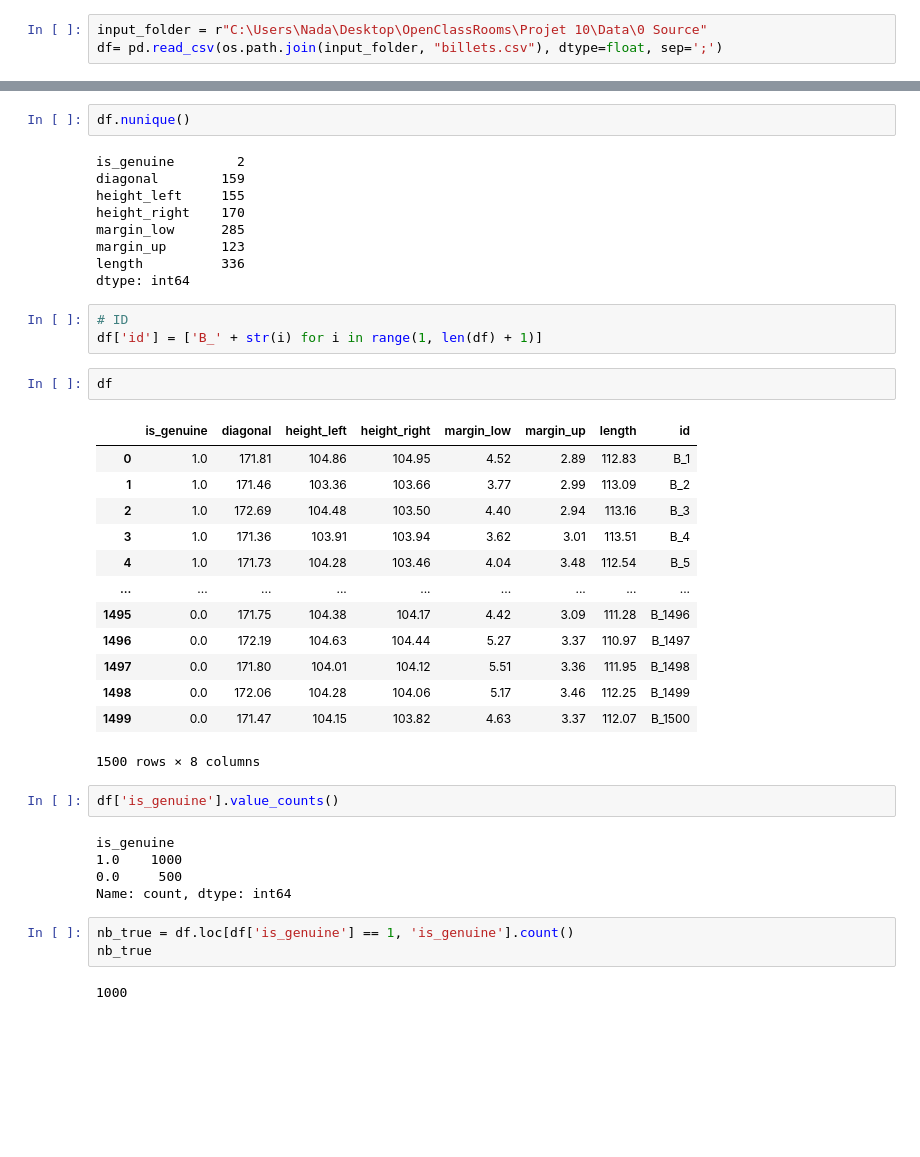
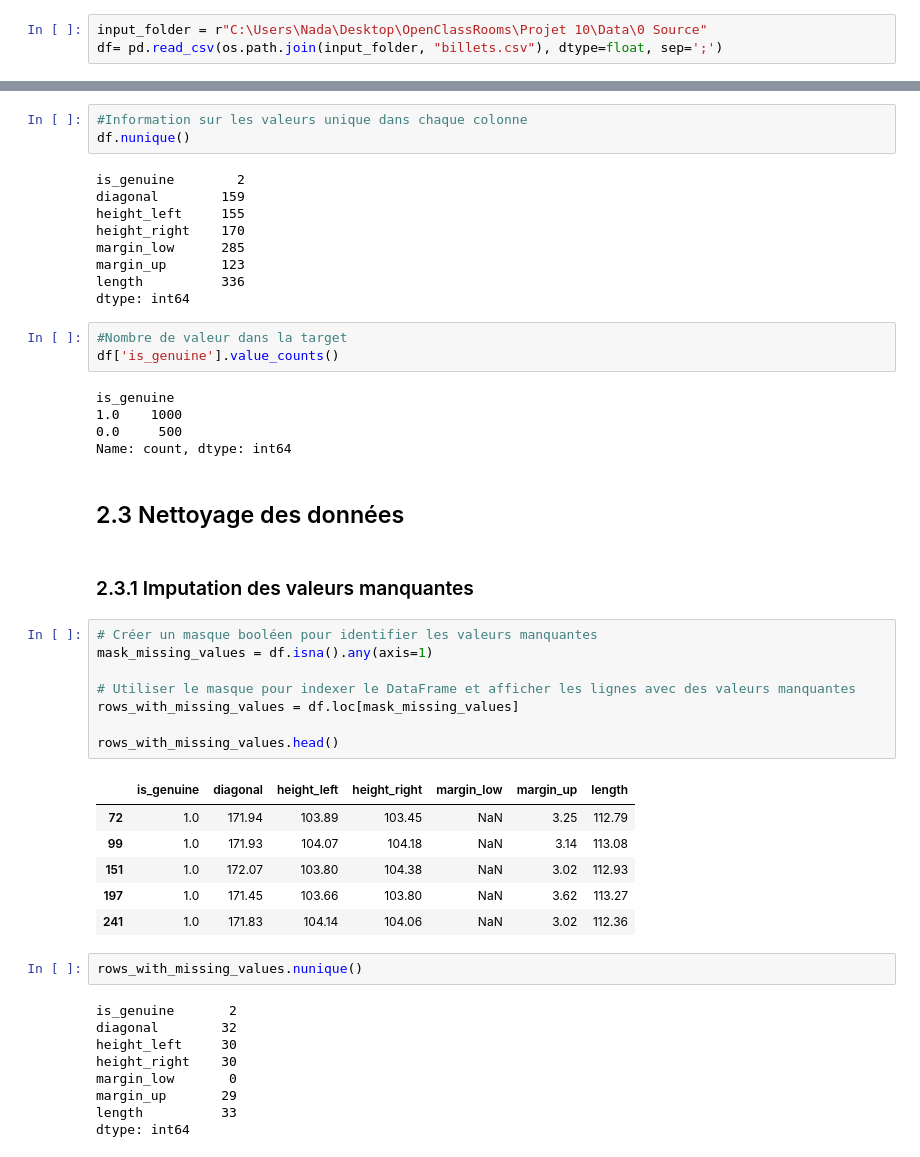
Before and after one commit to Nada-Lahbib/Project_10_Detection_des_faux_billets_avec_Python, a Jupyter notebook: notebooks/LAHBIB_Nada_1_notebook_022024.ipynb, the cells around one changed output, grey strips where cells are left out. Saved outputs shown, nothing was run; the diff lists cells and outputs as text; blank space fills up the shorter version.

```diff
--- a/notebooks/LAHBIB_Nada_1_notebook_022024.ipynb
+++ b/notebooks/LAHBIB_Nada_1_notebook_022024.ipynb
@@ -158,4 +184,5 @@ df.drop(columns="is_geniune").duplicated().sum()
 # %%
+#Information sur les valeurs unique dans chaque colonne
 df.nunique()
 # %% [output]
 is_genuine        2
@@ -166,34 +193,41 @@ margin_low      285
 margin_up       123
 length          336
 dtype: int64
-# %%
-# ID
-df['id'] = ['B_' + str(i) for i in range(1, len(df) + 1)]
-# %%
-df
-# %% [output]
-|  | is_genuine | diagonal | height_left | height_right | margin_low | margin_up | length | id |
-| 0 | 1.0 | 171.81 | 104.86 | 104.95 | 4.52 | 2.89 | 112.83 | B_1 |
-| 1 | 1.0 | 171.46 | 103.36 | 103.66 | 3.77 | 2.99 | 113.09 | B_2 |
-| 2 | 1.0 | 172.69 | 104.48 | 103.50 | 4.40 | 2.94 | 113.16 | B_3 |
-| 3 | 1.0 | 171.36 | 103.91 | 103.94 | 3.62 | 3.01 | 113.51 | B_4 |
-| 4 | 1.0 | 171.73 | 104.28 | 103.46 | 4.04 | 3.48 | 112.54 | B_5 |
-| ... | ... | ... | ... | ... | ... | ... | ... | ... |
-| 1495 | 0.0 | 171.75 | 104.38 | 104.17 | 4.42 | 3.09 | 111.28 | B_1496 |
-| 1496 | 0.0 | 172.19 | 104.63 | 104.44 | 5.27 | 3.37 | 110.97 | B_1497 |
-| 1497 | 0.0 | 171.80 | 104.01 | 104.12 | 5.51 | 3.36 | 111.95 | B_1498 |
-| 1498 | 0.0 | 172.06 | 104.28 | 104.06 | 5.17 | 3.46 | 112.25 | B_1499 |
-| 1499 | 0.0 | 171.47 | 104.15 | 103.82 | 4.63 | 3.37 | 112.07 | B_1500 |
-1500 rows × 8 columns
 # %%
+#Nombre de valeur dans la target
 df['is_genuine'].value_counts()
 # %% [output]
 is_genuine
 1.0    1000
 0.0     500
 Name: count, dtype: int64
-# %%
-nb_true = df.loc[df['is_genuine'] == 1, 'is_genuine'].count()
-nb_true
-# %% [output]
-1000
+# %% [markdown]
+## 2.3 Nettoyage des données
+# %% [markdown]
+### 2.3.1 Imputation des valeurs manquantes
+# %%
+# Créer un masque booléen pour identifier les valeurs manquantes
+mask_missing_values = df.isna().any(axis=1)
+
+# Utiliser le masque pour indexer le DataFrame et afficher les lignes avec des valeurs manquantes
+rows_with_missing_values = df.loc[mask_missing_values]
+
+rows_with_missing_values.head()
+# %% [output]
+|  | is_genuine | diagonal | height_left | height_right | margin_low | margin_up | length |
+| 72 | 1.0 | 171.94 | 103.89 | 103.45 | NaN | 3.25 | 112.79 |
+| 99 | 1.0 | 171.93 | 104.07 | 104.18 | NaN | 3.14 | 113.08 |
+| 151 | 1.0 | 172.07 | 103.80 | 104.38 | NaN | 3.02 | 112.93 |
+| 197 | 1.0 | 171.45 | 103.66 | 103.80 | NaN | 3.62 | 113.27 |
+| 241 | 1.0 | 171.83 | 104.14 | 104.06 | NaN | 3.02 | 112.36 |
+# %%
+rows_with_missing_values.nunique()
+# %% [output]
+is_genuine       2
+diagonal        32
+height_left     30
+height_right    30
+margin_low       0
+margin_up       29
+length          33
+dtype: int64
```
Also changed, not shown: parts of 46 cells of this notebook, 4 other files.
